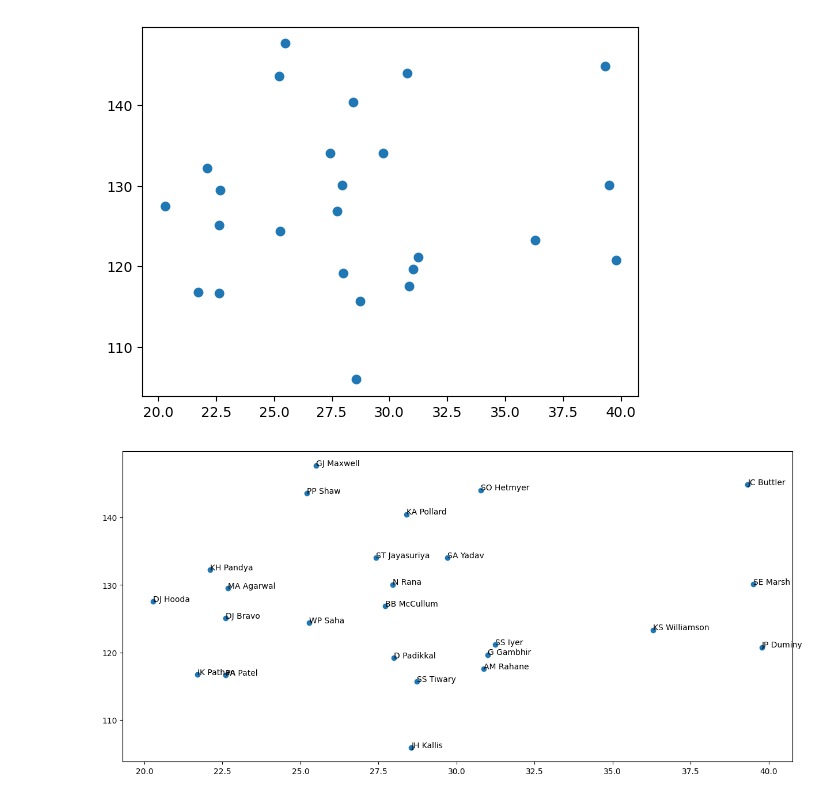
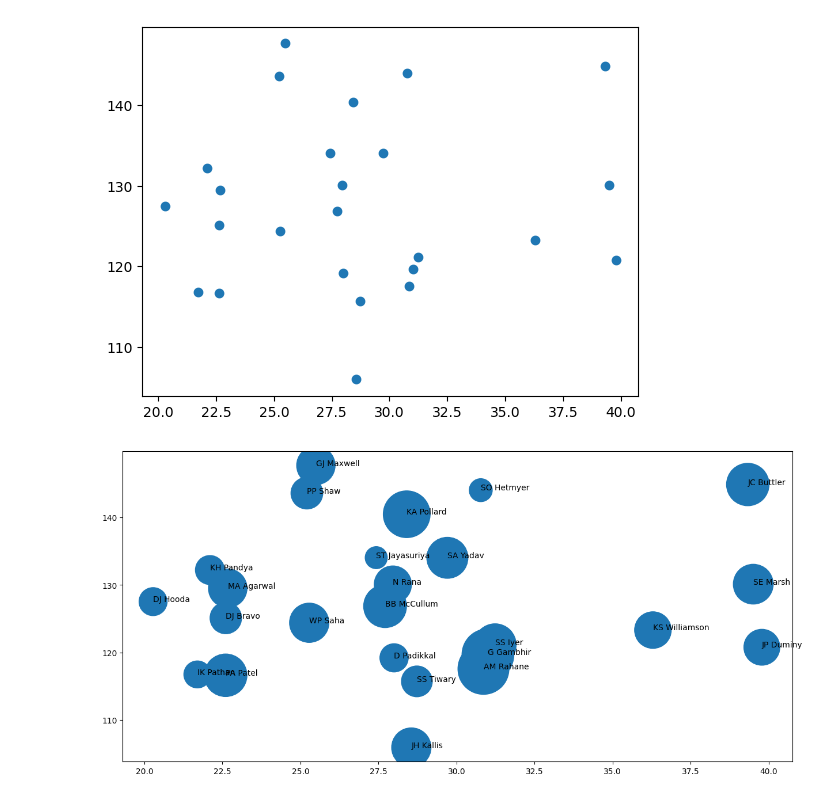
Before and after one commit to hrishavraj89/advanced_matplotlib, a Jupyter notebook: notebook.ipynb, the cells around one changed output. Saved outputs shown, nothing was run; the diff lists cells and outputs as text; code cells hidden in the pictures.

Commit message:
learned more features of annotations

```diff
--- a/notebook.ipynb
+++ b/notebook.ipynb
@@ -104,9 +104,11 @@ plt.scatter(sample_df['avg'], sample_df['strike_rate'])
 [figure]
 # %%
 #annotations on a dataframe
+#here we run a loop to plot all the annotations
+
 plt.figure(figsize = (15,7))
-plt.scatter(sample_df['avg'], sample_df['strike_rate'])
+plt.scatter(sample_df['avg'], sample_df['strike_rate'], s = sample_df['runs'])   #'s' is used to define the size of the points depending on how much runs scored
 for i in range (sample_df.shape[0]):
     plt.text(sample_df['avg'].values[i], sample_df['strike_rate'].values[i], sample_df['batter'].values[i])
 # %% [output]
-[figure, old version]
+[figure, new version]
```
